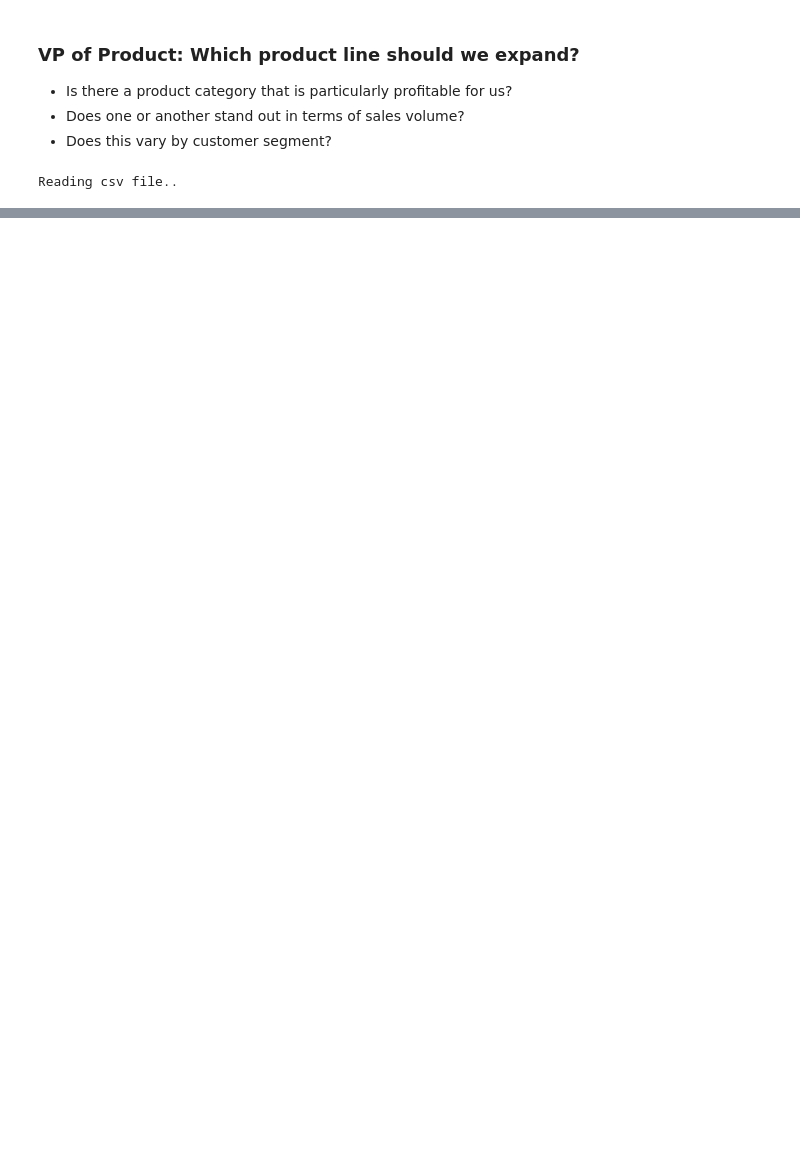
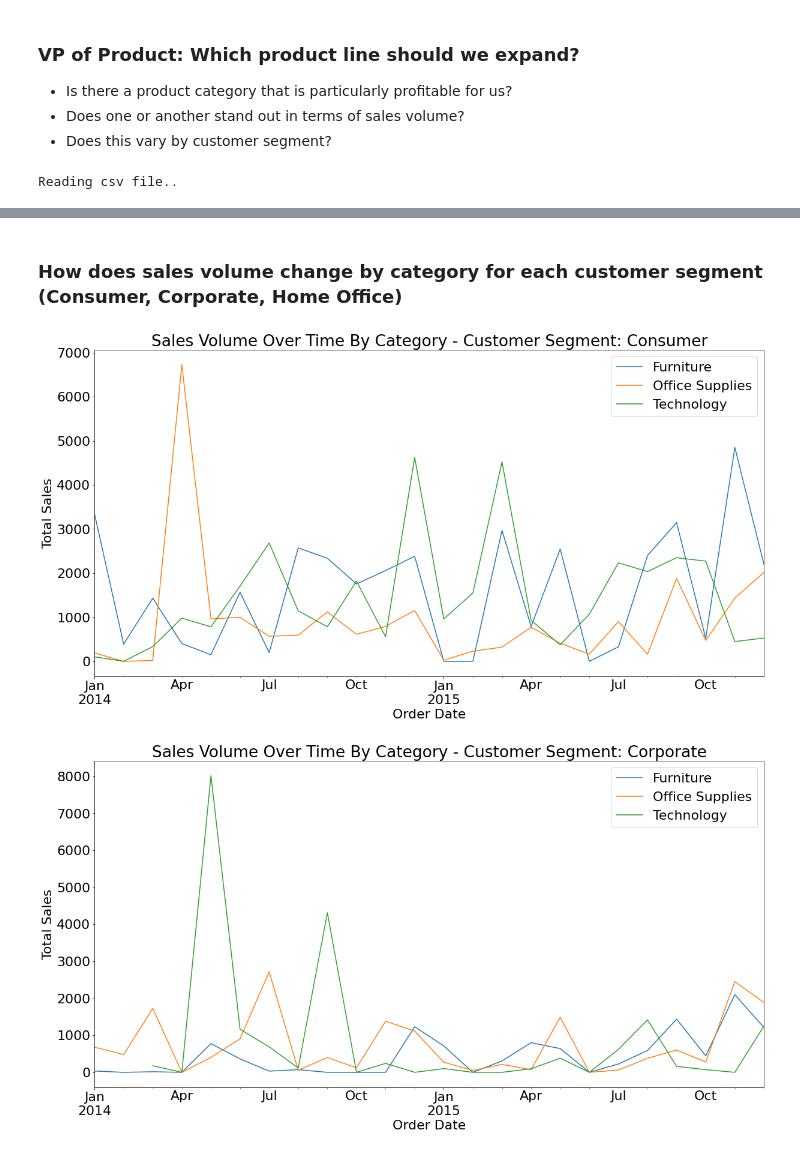
Before and after one commit to superstore-stephen-jesse/superstor-time-series-project, a Jupyter notebook: explore_jesse.ipynb, the cells around one changed output, grey strips where cells are left out. Saved outputs shown, nothing was run; the diff lists cells and outputs as text; code cells hidden in the pictures; blank space fills up the shorter version.

```diff
--- a/explore_jesse.ipynb
+++ b/explore_jesse.ipynb
@@ -122,0 +99,16 @@ Copiers -10.776789621730444 1.913336524515995e-06
+# %% [markdown]
+### How does sales volume change by category for each customer segment (Consumer, Corporate, Home Office)
+# %%
+# Plot sales volume by category - different plot for each customer segment
+for seg in train.segment.unique():
+    for cat in train.category.unique():
+        sample = train[(train.category == cat)&(train.segment == seg)]
+        sample.resample('M').sales.sum().plot(label=cat)
+        plt.legend()
+    plt.title(f"Sales Volume Over Time By Category - Customer Segment: {seg}")
+    plt.xlabel("Order Date")
+    plt.ylabel("Total Sales")
+    plt.show()
+# %% [output]
+[figure, added]
+[figure, added]
```
Also changed, not shown: parts of 21 cells of this notebook.
